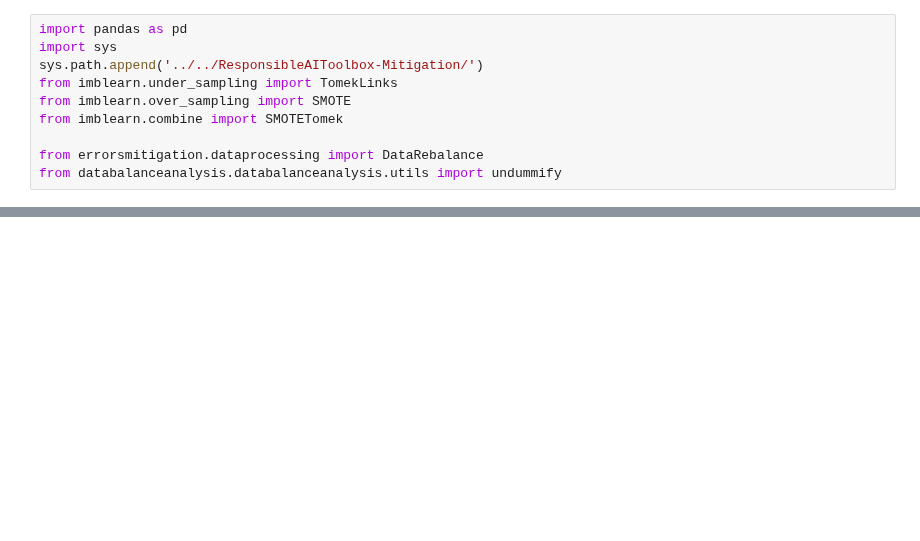
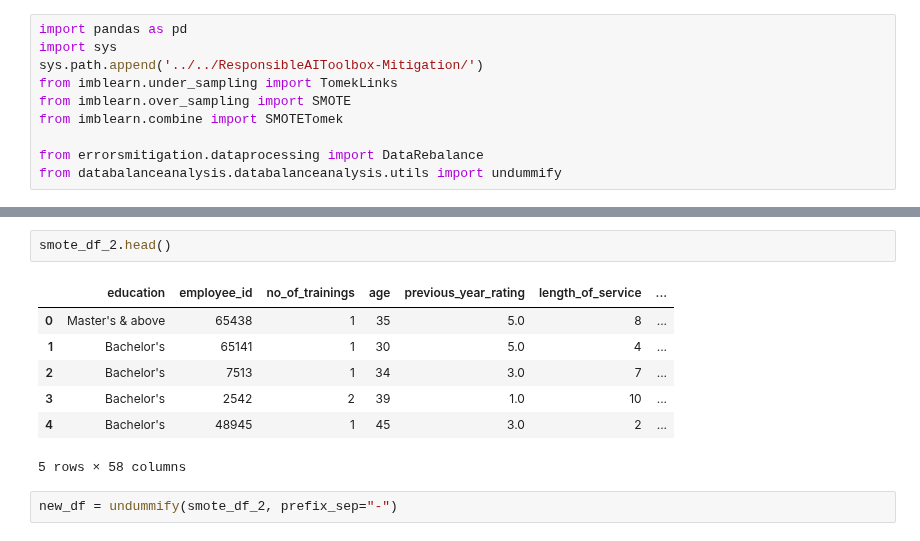
Before and after one commit to microsoft/responsible-ai-toolbox-mitigations, a Jupyter notebook: notebooks/data_balance_e2e.ipynb, the cells around one changed output, grey strips where cells are left out. Saved outputs shown, nothing was run; the diff lists cells and outputs as text; blank space fills up the shorter version.

```diff
--- a/notebooks/data_balance_e2e.ipynb
+++ b/notebooks/data_balance_e2e.ipynb
@@ -52,0 +136,12 @@ df['education'] = target
+# %%
+smote_df_2.head()
+# %% [output]
+|  | education | employee_id | no_of_trainings | age | previous_year_rating | length_of_service | ... |
+| 0 | Master's & above | 65438 | 1 | 35 | 5.0 | 8 | ... |
+| 1 | Bachelor's | 65141 | 1 | 30 | 5.0 | 4 | ... |
+| 2 | Bachelor's | 7513 | 1 | 34 | 3.0 | 7 | ... |
+| 3 | Bachelor's | 2542 | 2 | 39 | 1.0 | 10 | ... |
+| 4 | Bachelor's | 48945 | 1 | 45 | 3.0 | 2 | ... |
+5 rows × 58 columns
+# %%
+new_df = undummify(smote_df_2, prefix_sep="-")
```
Also changed, not shown: parts of 41 cells of this notebook, 1 other file.
